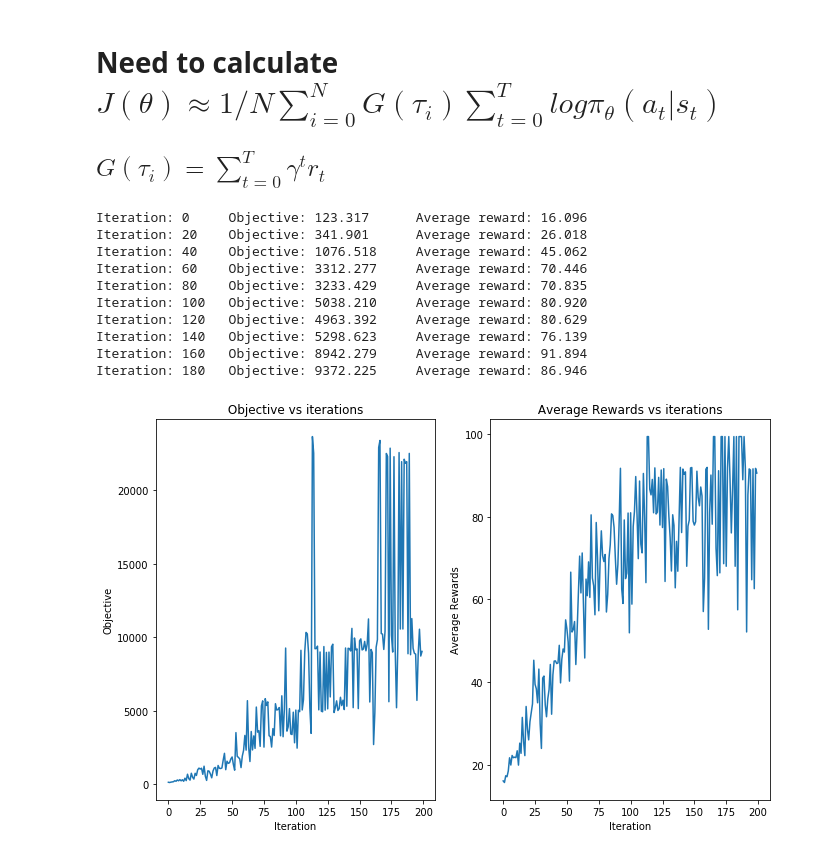
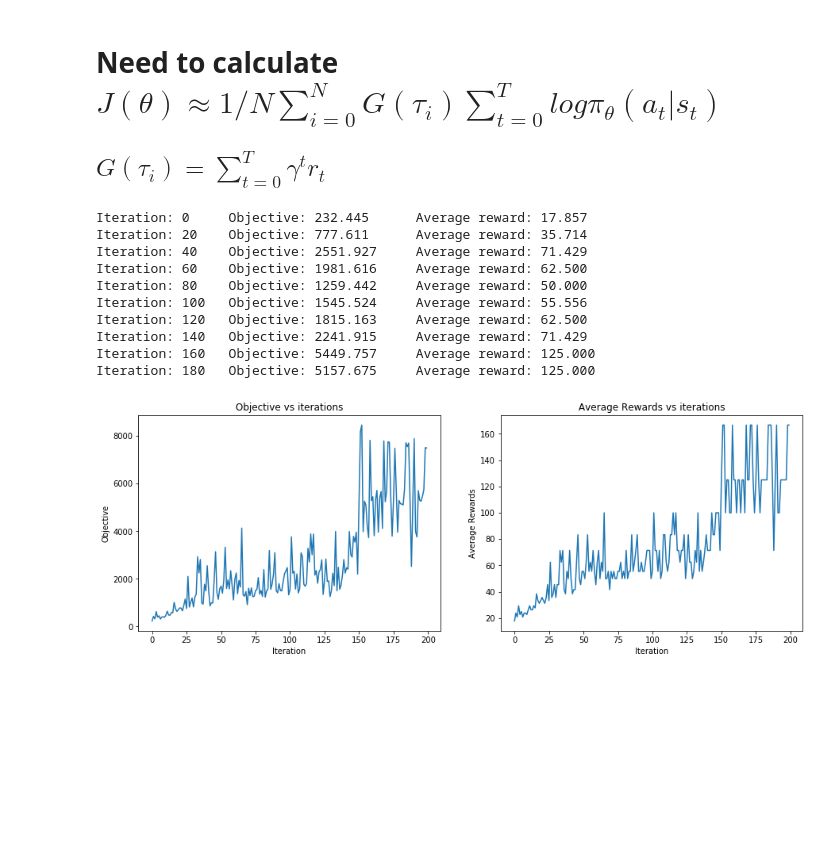
Before and after one commit to adqz/reinforcement_learning, a Jupyter notebook: hw3/q1.ipynb, the cells around one changed output. Drawn from its saved outputs; the diff is of its cells as text; code cells hidden in the pictures; blank space fills up the shorter version.

Commit message:
changed calculation of average rewards

```diff
--- a/hw3/q1.ipynb
+++ b/hw3/q1.ipynb
@@ -107,7 +107,7 @@ class PolicyGradient:
                 # Calculate discounted return (G_tau) and summation of log probs of actions from the episode
                 G_tau = sum([ r[t] * gamma**t for t in range(len(r))])
                 sum_lpa = sum(log_prob_of_actions)
-                avg_G_tau[i] += G_tau
+                avg_G_tau[i] += sum(r)
 
                 # Calculate objective
                 objective += G_tau * sum_lpa
@@ -226,10 +226,11 @@ class PolicyGradient:
 ## $ G(\tau_{i}) = \sum_{t=0}^{T} \gamma^{t}r_{t}$
 # %%
 if __name__ == '__main__':
+    torch.manual_seed(16)
     render_env = True
     plot = True
 
-    part = 3
+    part = 1
 
     if part == 1:
         ## Part 1 (vanilla REINFORCE)
@@ -244,43 +245,43 @@ if __name__ == '__main__':
         policy_network, arr_objective, avg_G_tau = pg.doReinforcePart2(policy_network, verbose=True)
 
     if part == 3:
         ## Part 3 (future discounted returns - bias)
         policy_network = makePolicyNN(num_actions=2, lr=1e-3)
         pg = PolicyGradient(gamma=0.99, N = 200, max_steps=500)
         policy_network, arr_objective, avg_G_tau = pg.doReinforcePart3(policy_network, verbose=True)
 
     if plot:
-        fig, axs = plt.subplots(1, 2, figsize=(11,7))
+        fig, axs = plt.subplots(1, 2, figsize=(15,5))
         axs = axs.flatten()
         axs[0].plot(arr_objective)
         axs[0].set_xlabel('Iteration')
         axs[0].set_ylabel('Objective')
         axs[0].set_title(' Objective vs iterations ')
         axs[1].plot(avg_G_tau)
         axs[1].set_xlabel('Iteration')
         axs[1].set_ylabel('Average Rewards')
         axs[1].set_title(' Average Rewards vs iterations ')
         plt.show()
 
     if render_env:
         steps = 0
         state = pg.env.reset()
         done = False
-        while steps<200:
+        while steps<300:
             a, _ = pg.getAction(policy_network, state)
             state, r, done, info = pg.env.step(a)
             steps+=1
             pg.env.render()
         pg.env.env.close()
 # %% [output]
-Iteration: 0     Objective: 123.317      Average reward: 16.096
-Iteration: 20    Objective: 341.901      Average reward: 26.018
-Iteration: 40    Objective: 1076.518     Average reward: 45.062
-Iteration: 60    Objective: 3312.277     Average reward: 70.446
-Iteration: 80    Objective: 3233.429     Average reward: 70.835
-Iteration: 100   Objective: 5038.210     Average reward: 80.920
-Iteration: 120   Objective: 4963.392     Average reward: 80.629
-Iteration: 140   Objective: 5298.623     Average reward: 76.139
-Iteration: 160   Objective: 8942.279     Average reward: 91.894
-Iteration: 180   Objective: 9372.225     Average reward: 86.946
+Iteration: 0     Objective: 232.445      Average reward: 17.857
+Iteration: 20    Objective: 777.611      Average reward: 35.714
+Iteration: 40    Objective: 2551.927     Average reward: 71.429
+Iteration: 60    Objective: 1981.616     Average reward: 62.500
+Iteration: 80    Objective: 1259.442     Average reward: 50.000
+Iteration: 100   Objective: 1545.524     Average reward: 55.556
+Iteration: 120   Objective: 1815.163     Average reward: 62.500
+Iteration: 140   Objective: 2241.915     Average reward: 71.429
+Iteration: 160   Objective: 5449.757     Average reward: 125.000
+Iteration: 180   Objective: 5157.675     Average reward: 125.000
-[figure, old version]
+[figure, new version]
```
